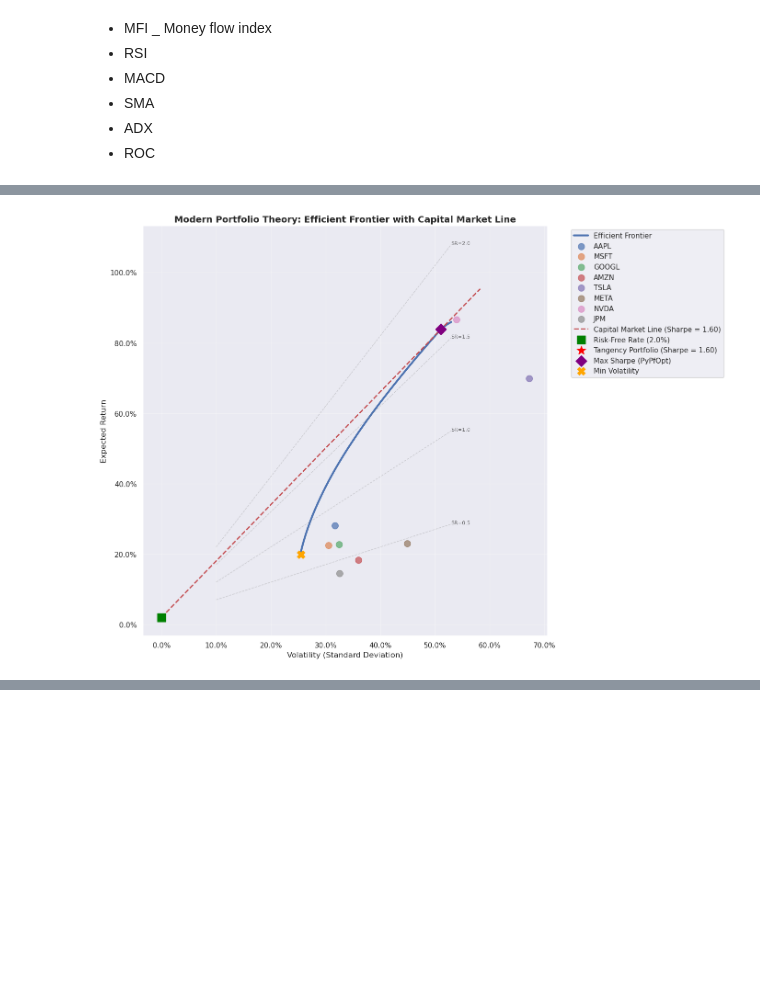
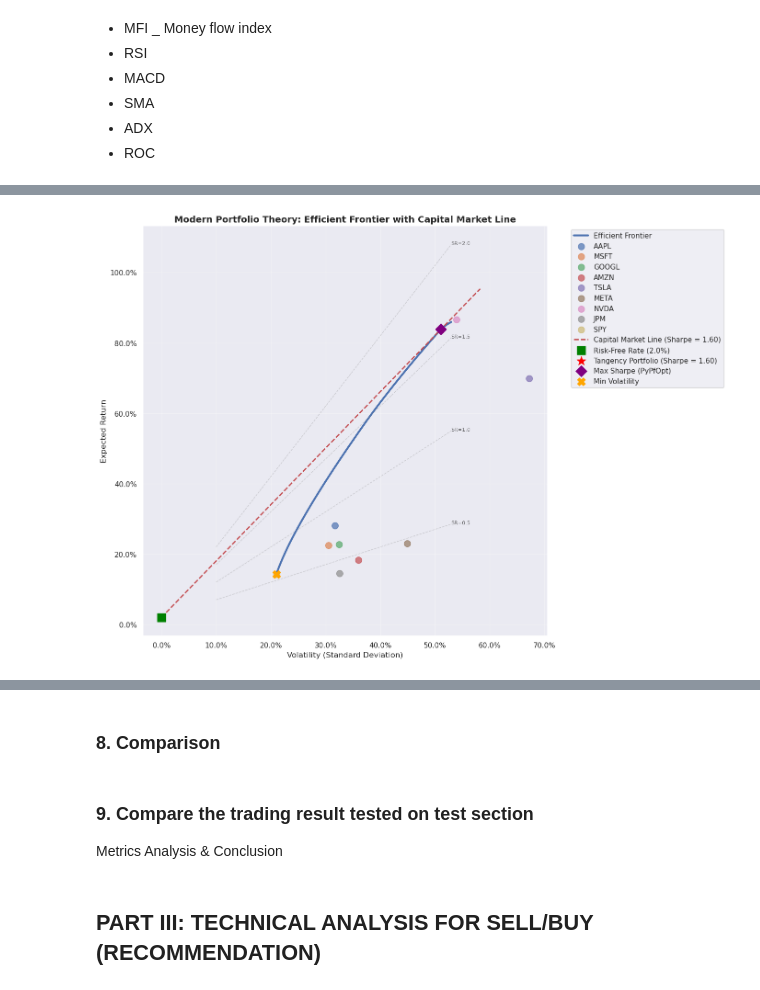
Before and after one commit to Henryy2510/draft, a Jupyter notebook: preparation.ipynb, the cells around one changed output, grey strips where cells are left out. Drawn from its saved outputs; the diff is of its cells as text; code cells hidden in the pictures; blank space fills up the shorter version.

Commit message:
update format and part I

```diff
--- a/preparation.ipynb
+++ b/preparation.ipynb
@@ -38,7 +36,7 @@ Choose the most optimal stock out of the portfolio
 
 ### 1. Gather data
 # %%
-tickers = ['AAPL', 'MSFT', 'GOOGL', 'AMZN', 'TSLA', 'META', 'NVDA', 'JPM']
+tickers = ['AAPL', 'MSFT', 'GOOGL', 'AMZN', 'TSLA', 'META', 'NVDA', 'JPM', 'SPY']
 n = len(tickers)
 risk_free_rate = 0.02
 
@@ -183,10 +79,0 @@ plt.show()
-# %%
-## USING RISKFOLIO-LIBRARY
-port = rf.Portfolio(returns=train_data.pct_change().dropna())
-port.assets_stats(method_mu='hist', method_cov='hist')
-
-weights = port.optimization(model='Classic',
-                            rm='MV',
-                            obj='Sharpe',
-                            hist=True)
-weights.T
@@ -298,0 +80,3 @@ Sharpe Ratio: -0.56
+# %%
+train_data.index = train_data.index.tz_localize('America/New_York', ambiguous='infer')
+test_data.index = test_data.index.tz_localize('America/New_York', ambiguous='infer')
@@ -939,47 +672,53 @@ ax.scatter(ef_vol_n.portfolio_performance()[1], ef_vol_n.portfolio_performance()
           marker="X", s=150, c="orange", label="Min Volatility", zorder=5)
 
 # Add Sharpe ratio contours
 vol_grid = np.linspace(0.1, portfolio_volatilities.max(), 50)
 for sharpe_ratio in [0.5, 1.0, 1.5, 2.0]:
     ret_grid = risk_free_rate + sharpe_ratio * vol_grid
     ax.plot(vol_grid, ret_grid, '--', alpha=0.3, color='gray', linewidth=1)
     ax.text(vol_grid[-1], ret_grid[-1], f'SR={sharpe_ratio}', fontsize=8, alpha=0.7)
 
 # Formatting
 ax.set_xlabel('Volatility (Standard Deviation)', fontsize=12)
 ax.set_ylabel('Expected Return', fontsize=12)
 ax.set_title('Modern Portfolio Theory: Efficient Frontier with Capital Market Line', fontsize=14, fontweight='bold')
 ax.grid(True, alpha=0.3)
 ax.legend(bbox_to_anchor=(1.05, 1), loc='upper left')
 
 # Format axes as percentages
 ax.yaxis.set_major_formatter(plt.FuncFormatter(lambda y, _: f'{y:.1%}'))
 ax.xaxis.set_major_formatter(plt.FuncFormatter(lambda x, _: f'{x:.1%}'))
 
 plt.tight_layout()
 plt.show()
 
 # Print key MPT statistics
-print("=== MODERN PORTFOLIO THEORY ANALYSIS ===")
-print(f"\nMarket Portfolio (Tangency Portfolio):")
-print(f"Expected Return: {tangency_ret:.2%}")
-print(f"Volatility: {tangency_vol:.2%}")
-print(f"Sharpe Ratio: {tangency_sharpe:.3f}")
+print("\n" + "="*70)
+print("EFFICIENT FRONTIER & CAPITAL MARKET LINE ANALYSIS")
+print("="*70)
 
-print(f"\nCapital Market Line:")
-print(f"Slope (Market Price of Risk): {cml_slope:.3f}")
-print(f"Equation: E(r) = {risk_free_rate:.1%} + {cml_slope:.3f} × σ")
+print(f"\nMarket Portfolio (Tangency Portfolio) Characteristics:")
+print(f"  Expected Annual Return:      {tangency_ret:>8.2%}")
+print(f"  Annual Volatility:           {tangency_vol:>8.2%}")
+print(f"  Sharpe Ratio:                {tangency_sharpe:>8.3f}")
 
-print(f"\nEfficient Frontier Range:")
-print(f"Min Return: {portfolio_returns.min():.2%}")
-print(f"Max Return: {portfolio_returns.max():.2%}")
-print(f"Min Volatility: {portfolio_volatilities.min():.2%}")
-print(f"Max Volatility: {portfolio_volatilities.max():.2%}")
+print(f"\nCapital Market Line Properties:")
+print(f"  Market Price of Risk:        {cml_slope:>8.3f}")
+print(f"  CML Equation:                E(r) = {risk_free_rate:.1%} + {cml_slope:.3f} × σ")
+print(f"  Risk-Free Rate:              {risk_free_rate:>8.1%}")
+
+print(f"\nEfficient Frontier Boundaries:")
+print(f"  Minimum Achievable Return:   {portfolio_returns.min():>8.2%}")
+print(f"  Maximum Achievable Return:   {portfolio_returns.max():>8.2%}")
+print(f"  Minimum Portfolio Risk:      {portfolio_volatilities.min():>8.2%}")
+print(f"  Maximum Portfolio Risk:      {portfolio_volatilities.max():>8.2%}")
 
 # Portfolio composition of tangency portfolio
 tangency_weights_clean = {k: v for k, v in ef_tangency.clean_weights().items() if v > 0.001}
-print(f"\nTangency Portfolio Composition:")
-for asset, weight in tangency_weights_clean.items():
-    print(f"  {asset}: {weight:.1%}")
+print(f"\nOptimal Market Portfolio Composition:")
+for asset, weight in sorted(tangency_weights_clean.items(), key=lambda x: x[1], reverse=True):
+    print(f"  {asset:6}: {weight:6.1%}")
+
+print(f"\nNote: The tangency portfolio represents the theoretically optimal risky portfolio")
 # %% [output]
-[figure, old version]
+[figure, new version]
@@ -1005,0 +742,7 @@ Tangency Portfolio Composition:
+# %% [markdown]
+### 8. Comparison
+# %% [markdown]
+### 9. Compare the trading result tested on test section
+Metrics Analysis & Conclusion
+# %% [markdown]
+## PART III: TECHNICAL ANALYSIS FOR SELL/BUY (RECOMMENDATION)
```
Also changed, not shown: parts of 46 cells of this notebook.
